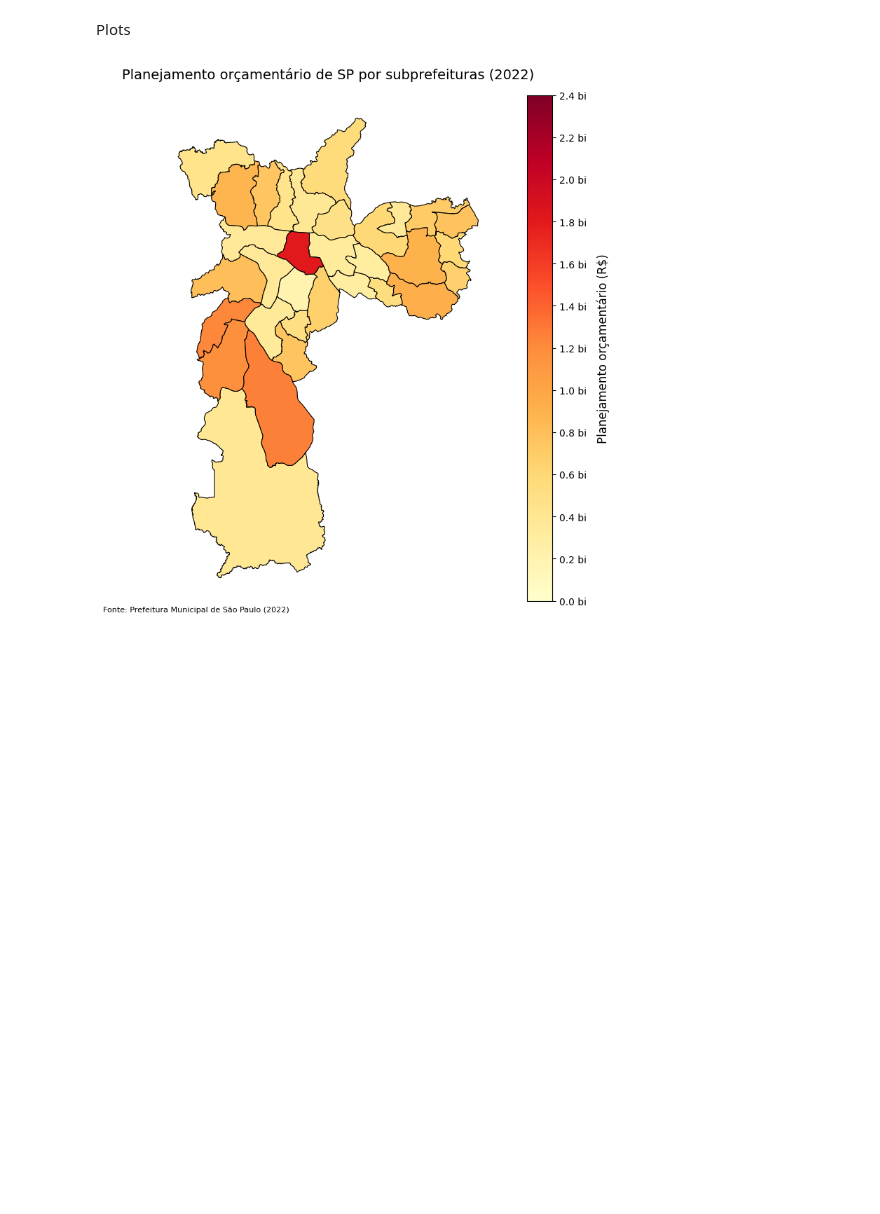
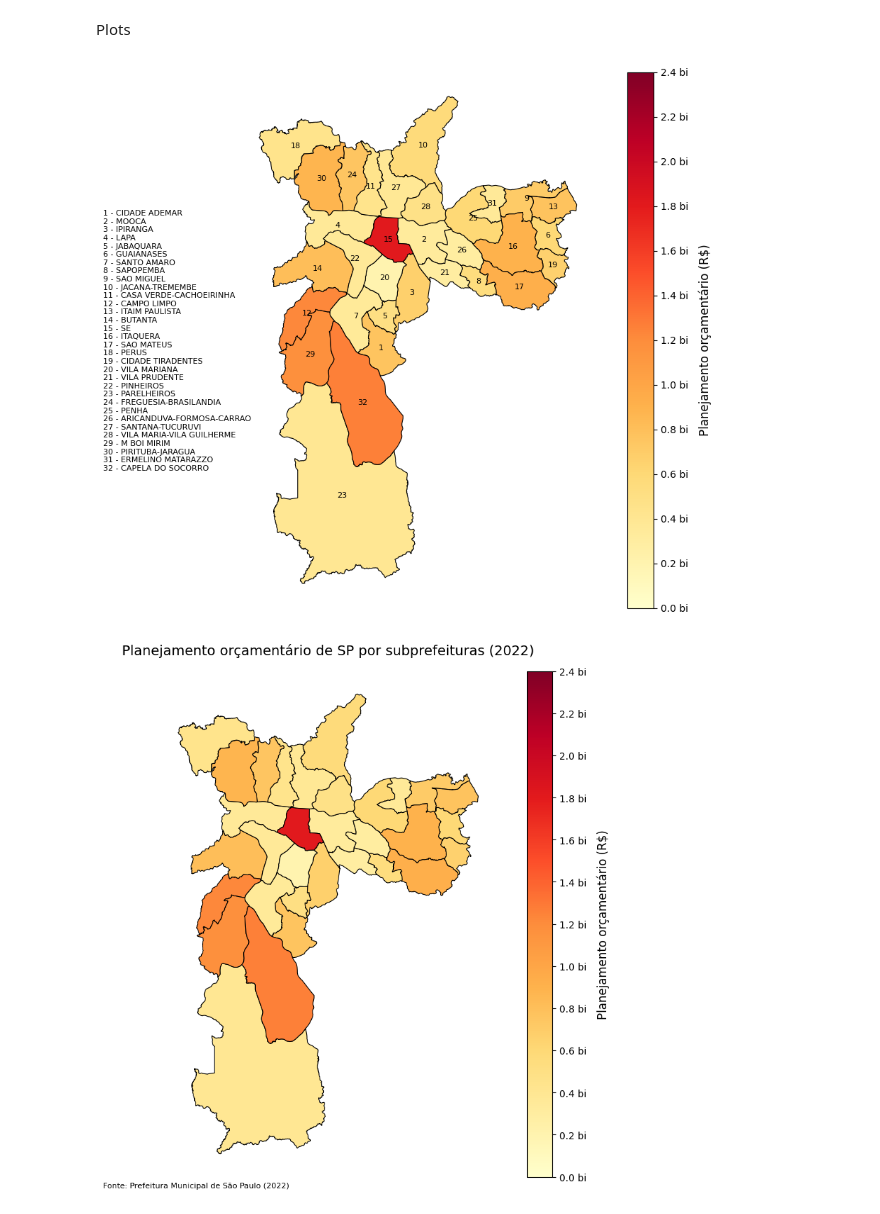
Before and after one commit to caiodurazzo/melhores_praticas_estagio, a Jupyter notebook: 07_visualizacao_dados.ipynb, the cells around one changed output. Cells and saved outputs as stored; diff of their text form; code cells hidden in the pictures; blank space fills up the shorter version.

Commit message:
visualizacao

```diff
--- a/07_visualizacao_dados.ipynb
+++ b/07_visualizacao_dados.ipynb
@@ -125,6 +125,60 @@ max_abs
 np.float64(2371020731.0)
 # %% [markdown]
 Plots
+# %%
+fig, ax = plt.subplots(1, 1, figsize=(10, 8))
+
+# Plot principal
+gdf_mapa.plot(column="valor 2022",
+              cmap="YlOrRd",
+              linewidth=0.8,
+              edgecolor="black",
+              legend=True,
+              ax=ax,
+              vmin=0,
+              vmax=2.4e9)
+
+# Título
+#ax.set_title("Planejamento orçamentário de SP por subprefeituras (2022)", fontsize=14)
+
+# Colorbar
+colorbar = ax.get_figure().get_axes()[1]
+ticks = np.arange(0, 2.5e9, 0.2e9)
+colorbar.yaxis.set_ticks(ticks)
+colorbar.yaxis.set_major_formatter(mtick.FuncFormatter(lambda x, _: f'{x / 1e9:.1f} bi'))
+colorbar.set_ylabel("Planejamento orçamentário (R$)", fontsize=12, labelpad=10)
+colorbar.set_ylim(0, 2.4e9)
+
+# Numeração nas subprefeituras
+for idx, row in gdf_mapa.iterrows():
+    centroid = row["geometry"].centroid
+    ax.text(centroid.x, centroid.y, str(idx + 1),
+            color='black', fontsize=8, ha='center', va='center')
+
+# Tabela com nomes e numeração
+tabela_df = gdf_mapa.reset_index()[["index", "nm_subpref"]]  # ajuste nome da coluna
+tabela_df["index"] = tabela_df["index"] + 1
+tabela_df = tabela_df.sort_values("index")
+
+tabela_texto = [f'{int(row["index"])} - {row["nm_subpref"]}' for _, row in tabela_df.iterrows()]
+tabela_str = "\n".join(tabela_texto)
+
+plt.figtext(0.1, 0.5, tabela_str, fontsize=8, ha="left", va="center")
+#0.6, 0.28
+
+# Move o mapa
+#pos = ax.get_position()
+#ax.set_position([pos.x0 - -0.5, pos.y0, pos.width, pos.height])
+
+# Fonte e layout
+#plt.figtext(0.5, 0.01, "Fonte: Prefeitura Municipal de São Paulo (2022)", ha="center", fontsize=8)
+ax.axis("off")
+plt.tight_layout()
+plt.show()
+
+#save_graph(fig, "mapa_ppa_2022_numerado.png")
+# %% [output]
+[figure, added]
 # %%
 fig, ax = plt.subplots(1, 1, figsize = (10, 8))
 
```
Also changed, not shown: parts of 2 cells of this notebook, 1 other file.
